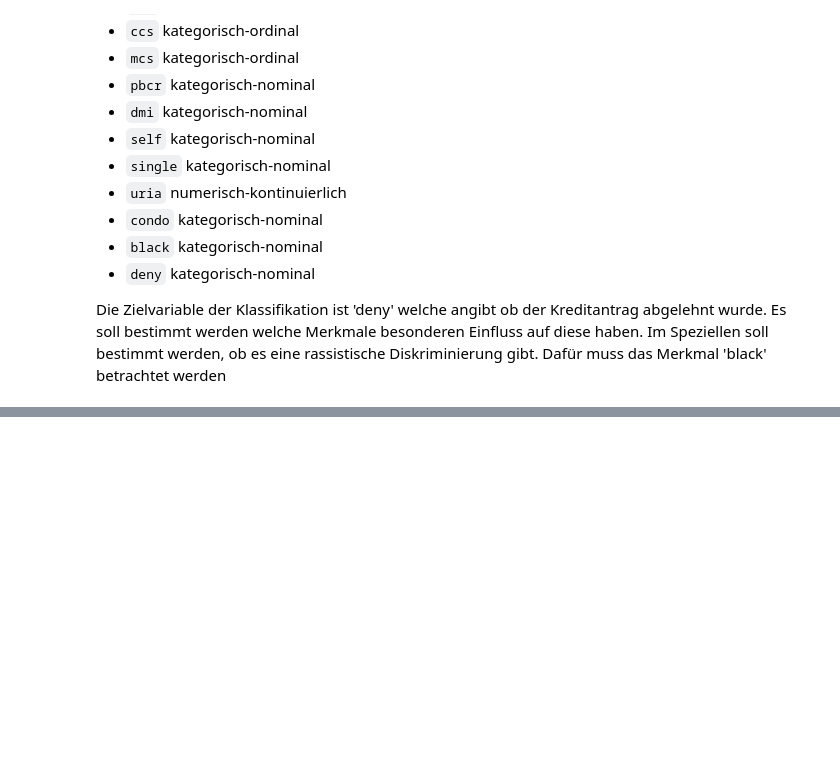
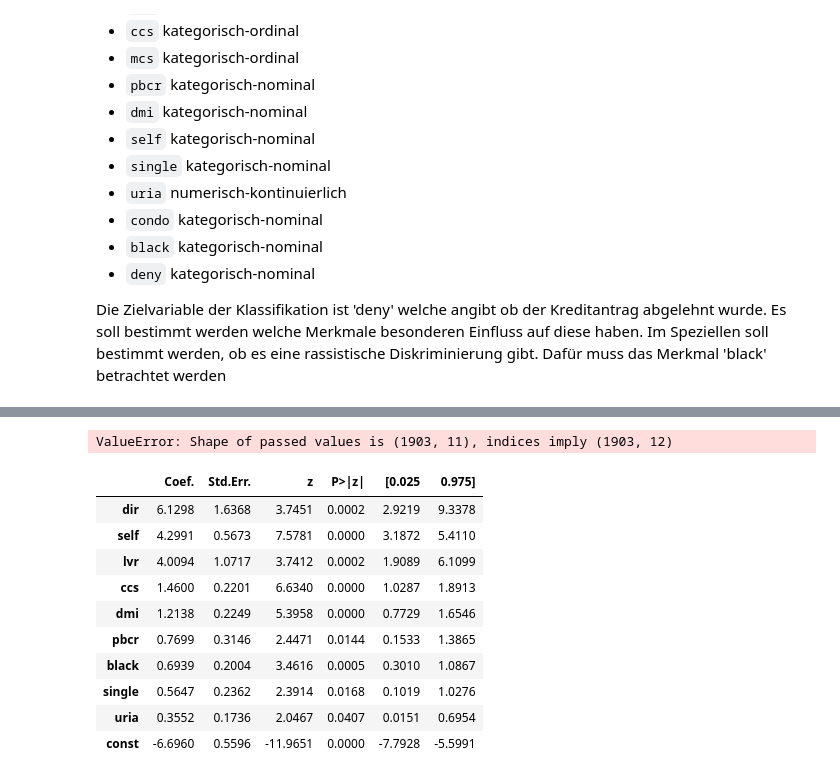
Before and after one commit to tecoKIT/smart-data-analytics, a Jupyter notebook: Uebung1/Exercise5.ipynb, the cells around one changed output, grey strips where cells are left out. Cells and saved outputs as stored; diff of their text form; code cells hidden in the pictures; blank space fills up the shorter version.

```diff
--- a/Uebung1/Exercise5.ipynb
+++ b/Uebung1/Exercise5.ipynb
@@ -97,7 +152,7 @@ plt.show()
 # %%
 # Create numpy arrays for features and target
-X = data.drop("deny", axis=1).to_numpy()
-y = data["deny"].to_numpy()
+X = data.drop(["deny","dir"], axis=1)
+y = data["deny"]
 # Create 80/20 train val split
 X_train, X_test, y_train, y_test = train_test_split(X, y, test_size = 0.2, random_state = 1)
 # Print resulting dataset sizes
@@ -108,14 +168,18 @@ print("Shape y_test", y_test.shape)
 # %%
 # Use StandardScaler to transform data to zero mean and unit variance
-sc = StandardScaler()
+# scaler =  ColumnTransformer([
+#     ('StandardScaler', StandardScaler(), ['dir', 'hir', 'lvr', 'ccs', 'mcs', 'uria'])
+# ], remainder='passthrough')
+scaler = MinMaxScaler()
 # Fit and transform on training data
-X_train = sc.fit_transform(X_train)
+X_train = scaler.fit_transform(X_train)
 # Only apply transformation to test data
-X_test = sc.transform(X_test)
+X_test = scaler.transform(X_test)
 # %%
-cls = LogisticRegression()
+cls = LogisticRegression(solver="lbfgs")
 cls.fit(X_train, y_train)
-print(f1_score(y_train, cls.predict(X_train)))
-print(f1_score(y_test, cls.predict(X_test)))
-print(f1_score(y_train, np.zeros_like(y_train)))
-print(f1_score(y_test, np.zeros_like(y_test)))
+print(balanced_accuracy_score(y_train, cls.predict(X_train)))
+print(balanced_accuracy_score(y_test, cls.predict(X_test)))
+print(balanced_accuracy_score(y_train, np.zeros_like(y_train)))
+print(balanced_accuracy_score(y_test, np.zeros_like(y_test)))
+cls.coef_
@@ -122,3 +208,32 @@ print(f1_score(y_test, np.zeros_like(y_test)))
+# %%
+import statsmodels.api as sm
+import statsmodels.formula.api as smf
+y = y_train.to_list()
+X = pd.DataFrame(X_train, columns = data.drop("deny", axis=1).columns)
+logistic_regression = smf.Logit(y, sm.add_constant(X))
+result = logistic_regression.fit()
+#print(result.predict(X_test).dtype)
+#print(y_test.dtype)
+#print(balanced_accuracy_score(y_test, result.predict(X_test).round()))
+coef_table = result.summary2().tables[1]
+coef_table = coef_table.round(4)
+coef_table
+# %% [output]
+ValueError: Shape of passed values is (1903, 11), indices imply (1903, 12)
+# %%
+coef_table[coef_table["P>|z|"] <= 0.05].sort_values("Coef.", ascending=False)
+# %% [output]
+|  | Coef. | Std.Err. | z | P>|z| | [0.025 | 0.975] |
+| dir | 6.1298 | 1.6368 | 3.7451 | 0.0002 | 2.9219 | 9.3378 |
+| self | 4.2991 | 0.5673 | 7.5781 | 0.0000 | 3.1872 | 5.4110 |
+| lvr | 4.0094 | 1.0717 | 3.7412 | 0.0002 | 1.9089 | 6.1099 |
+| ccs | 1.4600 | 0.2201 | 6.6340 | 0.0000 | 1.0287 | 1.8913 |
+| dmi | 1.2138 | 0.2249 | 5.3958 | 0.0000 | 0.7729 | 1.6546 |
+| pbcr | 0.7699 | 0.3146 | 2.4471 | 0.0144 | 0.1533 | 1.3865 |
+| black | 0.6939 | 0.2004 | 3.4616 | 0.0005 | 0.3010 | 1.0867 |
+| single | 0.5647 | 0.2362 | 2.3914 | 0.0168 | 0.1019 | 1.0276 |
+| uria | 0.3552 | 0.1736 | 2.0467 | 0.0407 | 0.0151 | 0.6954 |
+| const | -6.6960 | 0.5596 | -11.9651 | 0.0000 | -7.7928 | -5.5991 |
 # %%
 cls.coef_.squeeze().tolist()
 # %%
```
Also changed, not shown: parts of 16 cells of this notebook.
